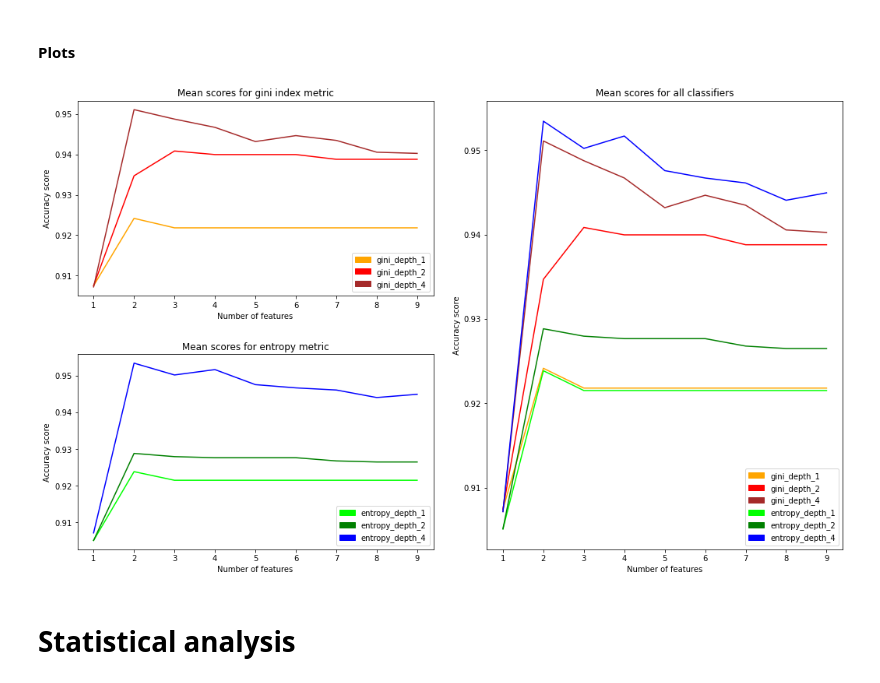
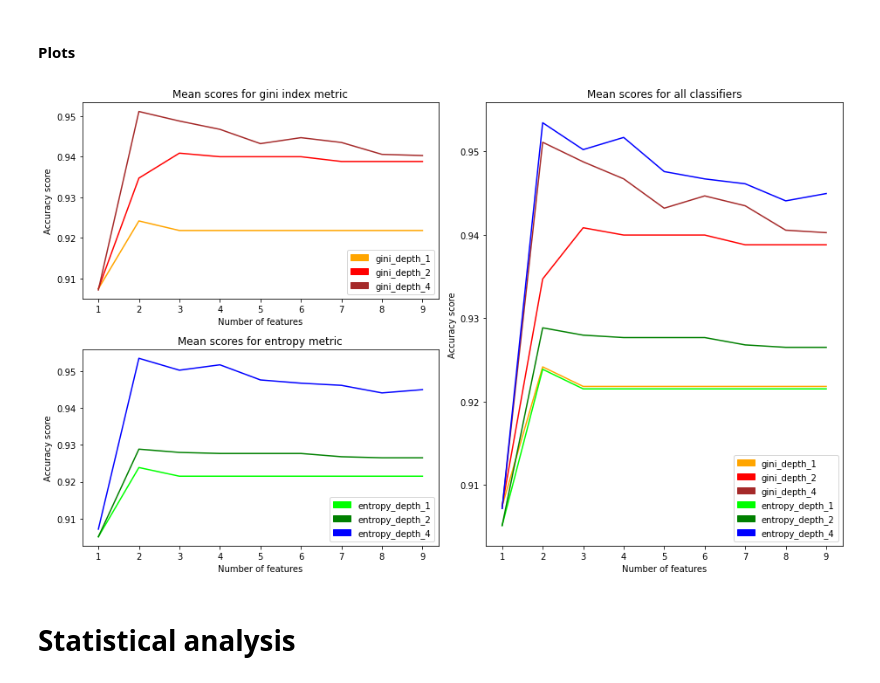
Before and after one commit to kowalik-lukasz/breast-cancer-classification, a Jupyter notebook: main.ipynb, the cells around one changed output. Cells and saved outputs as stored; diff of their text form; code cells hidden in the pictures.

Commit message:
Results plot fix

```diff
--- a/main.ipynb
+++ b/main.ipynb
@@ -185,41 +185,41 @@ with open('experiment_results.log', 'w') as logfile:
 # %%
 import matplotlib.patches as mpatches
 
-fig, subs = plt.subplots(2,2, figsize=(8,4))
+fig, subs = plt.subplots(2,2, figsize=(13,8))
 gs = subs[0,1].get_gridspec()
 for sub in subs[0:,-1]:
     sub.remove()
 subbig = fig.add_subplot(gs[0:,-1])
 
 subbig.set_title('Mean scores for all classifiers')
 subbig.set(xlabel='Number of features', ylabel='Accuracy score')
 subs[0,0].set_title('Mean scores for gini index metric')
 subs[1,0].set_title('Mean scores for entropy metric')
 subs[0,0].set(xlabel='Number of features', ylabel='Accuracy score')
 subs[1,0].set(xlabel='Number of features', ylabel='Accuracy score')
 
 patch_colors = ['orange', 'red', 'brown', 'lime', 'green', 'blue']
 feature_range = [i+1 for i in range(n_features)]
 legend_patches = []
 for index, clf in enumerate(clfs):
     legend_patch = mpatches.Patch(color=patch_colors[index], label=clf)
     legend_patches.append(legend_patch)
 
     subbig.plot(feature_range, means[index], legend_patch._original_facecolor)
     if clf.split('_')[0] == 'gini':
         subs[0,0].plot(feature_range, means[index], legend_patch._original_facecolor)
     else:
         subs[1,0].plot(feature_range, means[index], legend_patch._original_facecolor)
 
 subbig.legend(handles=legend_patches, loc=4)
 subs[0,0].legend(handles=legend_patches[:int(len(legend_patches)/2)], loc=4)
 subs[1,0].legend(handles=legend_patches[int(len(legend_patches)/2):], loc=4)
+fig.subplots_adjust(wspace=0.3, hspace=0.3, top=3, bottom=1, right=1.8)
 fig.tight_layout()
-fig.subplots_adjust(wspace=0.15, hspace=0.3, top=3, bottom=1, right=1.8)
-# fig.savefig(fname='clfs_results_comparison.png', facecolor='white', transparent=False)
+fig.savefig(fname='clfs_results_comparison.png', facecolor='white', transparent=False)
 plt.show()
 # %% [output]
-[figure, old version]
+[figure, new version]
 # %% [markdown]
 # Statistical analysis
 # %%
```
Also changed, not shown: 1 other file.
